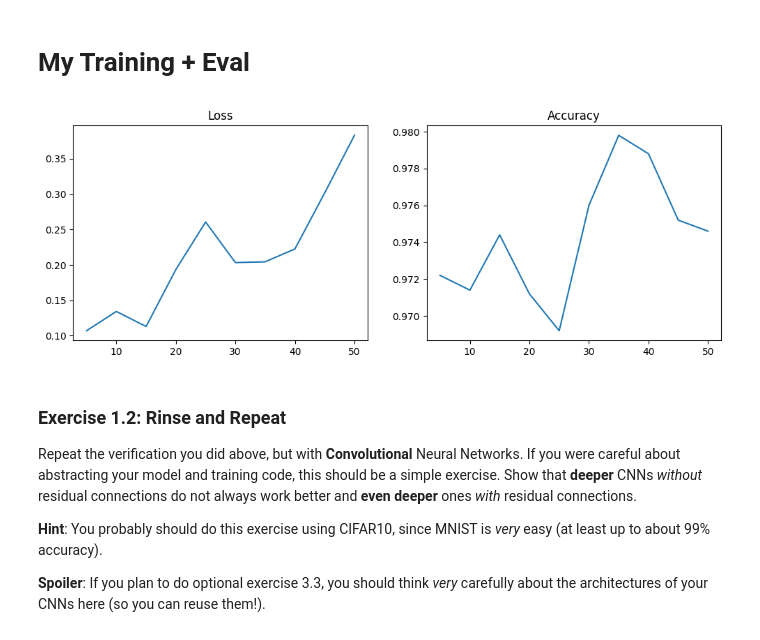
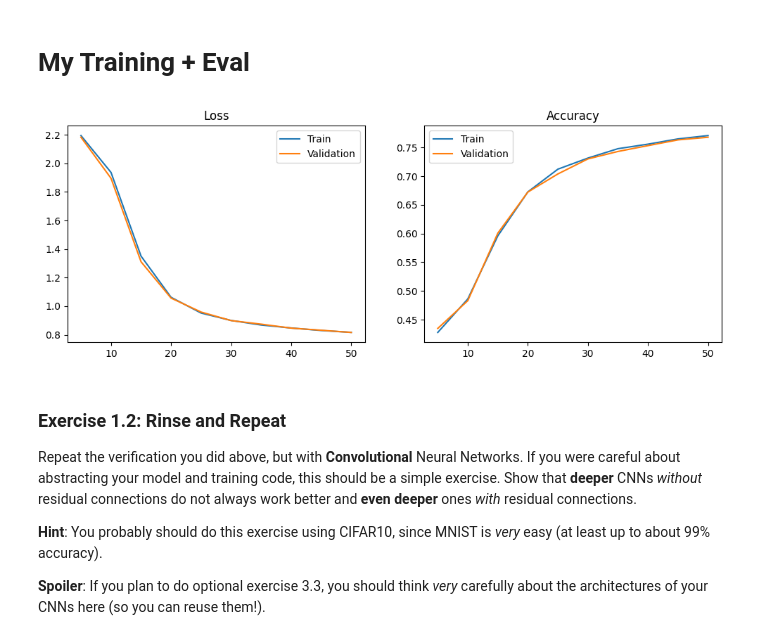
Before and after one commit to Cascetto/dla_labs, a Jupyter notebook: Lab1-CNNs.ipynb, the cells around one changed output. Saved outputs shown, nothing was run; the diff lists cells and outputs as text; code cells hidden in the pictures.

```diff
--- a/Lab1-CNNs.ipynb
+++ b/Lab1-CNNs.ipynb
@@ -271,34 +280,25 @@ def training(model, train_dataloader, validation_dataloader, loss_fn, optimizer,
 # %%
-def plot_training_result(losses, accs, min_g, max_g, avg_g, freq):
-    x = [i * freq for i in range(1, len(losses) + 1)]
-    fig, (ax1, ax2, ax3) = plt.subplots(nrows=1, ncols=3, figsize=(18, 4))
-    ax1.plot(x, losses)
-    ax1.set_title("Loss")
-    ax2.plot(x, accs)
-    ax2.set_title("Accuracy")
-    ax3.plot(x, min_g, label="min")
-    ax3.set_title("Gradients magnitude")
-    ax3.plot(x, max_g, label="max")
-    ax3.plot(x, avg_g, label="avg")
-    ax3.legend()
-    fig.show()
-
-def plot_training_result_no_grad(losses, accs, freq):
+def plot_training_result(losses, accs, val_losses, val_accs, freq):
     x = [i * freq for i in range(1, len(losses) + 1)]
     fig, (ax1, ax2) = plt.subplots(nrows=1, ncols=2, figsize=(12, 4))
-    ax1.plot(x, losses)
+    ax1.plot(x, losses, label="Train")
+    ax1.plot(x, val_losses, label="Validation")
     ax1.set_title("Loss")
-    ax2.plot(x, accs)
+    ax1.legend()
+    ax2.plot(x, accs, label="Train")
+    ax2.plot(x, val_accs, label="Validation")
     ax2.set_title("Accuracy")
+    ax2.legend()
     fig.show()
 # %%
 mlp = BaselineMLP(28**2, 1024, 2, 10).to(device)
-loss = F.cross_entropy
-opt = torch.optim.Adam(mlp.parameters(), lr=0.001)
-epochs = 50
-freq = 5
-l, a, _, _, _ = training(mlp, dl_train, dl_val, loss, opt, epochs, freq, False, False)
+if not USE_PRETRAINED:
+    loss = F.cross_entropy
+    opt = torch.optim.SGD(mlp.parameters(), lr=0.001, weight_decay=0.1)
+    epochs = 50
+    freq = 5
+    lt, at, lv, av, _ = training(mlp, dl_train, dl_val, loss, opt, epochs, freq, False)
+    plot_training_result(lt, at, lv, av, freq)
+    torch.save(mlp.state_dict(), "weights/lab1_mlp.pth")
+# %% [output]
+[figure, added]
-# %%
-plot_training_result_no_grad(l, a, freq)
-# %% [output]
-[figure, removed]
```
Also changed, not shown: parts of 21 cells of this notebook, 4 other files.
